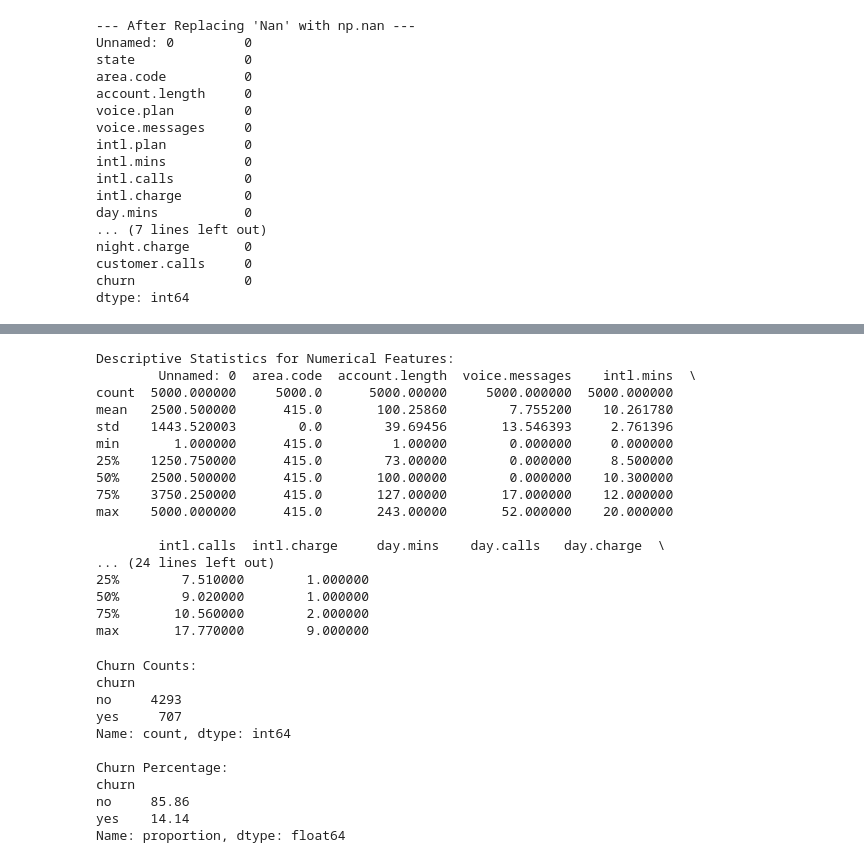
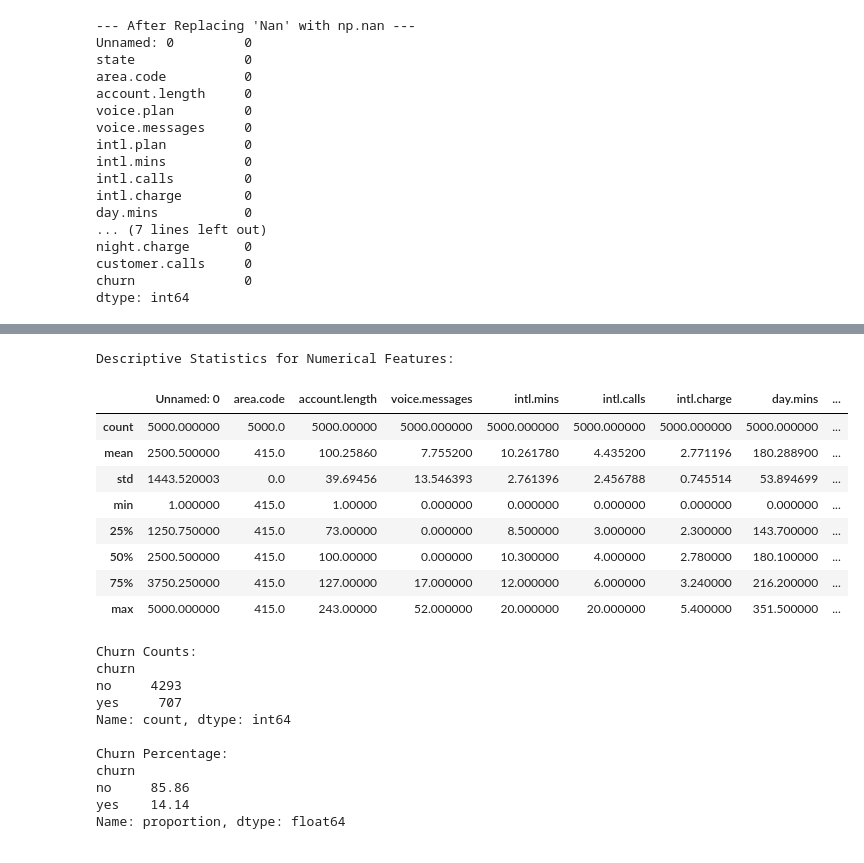
Before and after one commit to Sampath1503/Churn_Prediction, a Jupyter notebook: code (1).ipynb, the cells around one changed output, grey strips where cells are left out. Cells and saved outputs as stored; diff of their text form; code cells hidden in the pictures.

```diff
--- a/code (1).ipynb
+++ b/code (1).ipynb
@@ -155,25 +117,18 @@ For example, when doing 'df[col].method(value, inplace=True)', try using 'df.met
 # %%
 # Get descriptive statistics for numerical columns
 print("Descriptive Statistics for Numerical Features:")
-print(df.describe())
+df.describe()
 # %% [output]
 Descriptive Statistics for Numerical Features:
-        Unnamed: 0  area.code  account.length  voice.messages    intl.mins  \
-count  5000.000000     5000.0      5000.00000     5000.000000  5000.000000
-mean   2500.500000      415.0       100.25860        7.755200    10.261780
-std    1443.520003        0.0        39.69456       13.546393     2.761396
-min       1.000000      415.0         1.00000        0.000000     0.000000
-25%    1250.750000      415.0        73.00000        0.000000     8.500000
-50%    2500.500000      415.0       100.00000        0.000000    10.300000
-75%    3750.250000      415.0       127.00000       17.000000    12.000000
-max    5000.000000      415.0       243.00000       52.000000    20.000000
-
-        intl.calls  intl.charge     day.mins    day.calls   day.charge  \
-... (24 lines left out)
-25%        7.510000        1.000000
-50%        9.020000        1.000000
-75%       10.560000        2.000000
-max       17.770000        9.000000
+|  | Unnamed: 0 | area.code | account.length | voice.messages | intl.mins | intl.calls | intl.charge | day.mins | ... |
+| count | 5000.000000 | 5000.0 | 5000.00000 | 5000.000000 | 5000.000000 | 5000.000000 | 5000.000000 | 5000.000000 | ... |
+| mean | 2500.500000 | 415.0 | 100.25860 | 7.755200 | 10.261780 | 4.435200 | 2.771196 | 180.288900 | ... |
+| std | 1443.520003 | 0.0 | 39.69456 | 13.546393 | 2.761396 | 2.456788 | 0.745514 | 53.894699 | ... |
+| min | 1.000000 | 415.0 | 1.00000 | 0.000000 | 0.000000 | 0.000000 | 0.000000 | 0.000000 | ... |
+| 25% | 1250.750000 | 415.0 | 73.00000 | 0.000000 | 8.500000 | 3.000000 | 2.300000 | 143.700000 | ... |
+| 50% | 2500.500000 | 415.0 | 100.00000 | 0.000000 | 10.300000 | 4.000000 | 2.780000 | 180.100000 | ... |
+| 75% | 3750.250000 | 415.0 | 127.00000 | 17.000000 | 12.000000 | 6.000000 | 3.240000 | 216.200000 | ... |
+| max | 5000.000000 | 415.0 | 243.00000 | 52.000000 | 20.000000 | 20.000000 | 5.400000 | 351.500000 | ... |
 # %%
 import matplotlib.pyplot as plt
 import seaborn as sns
```
Also changed, not shown: parts of 12 cells of this notebook.
